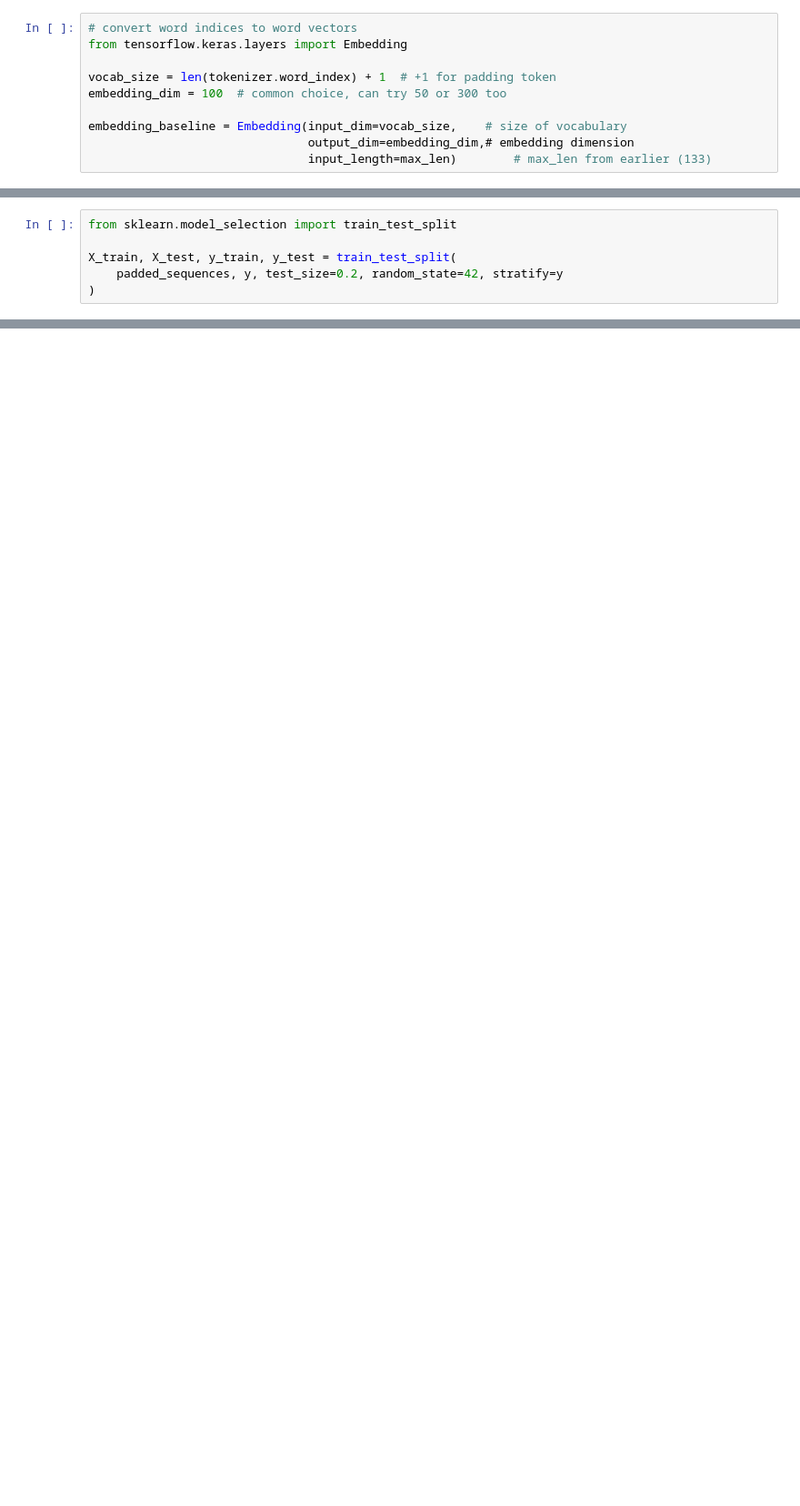
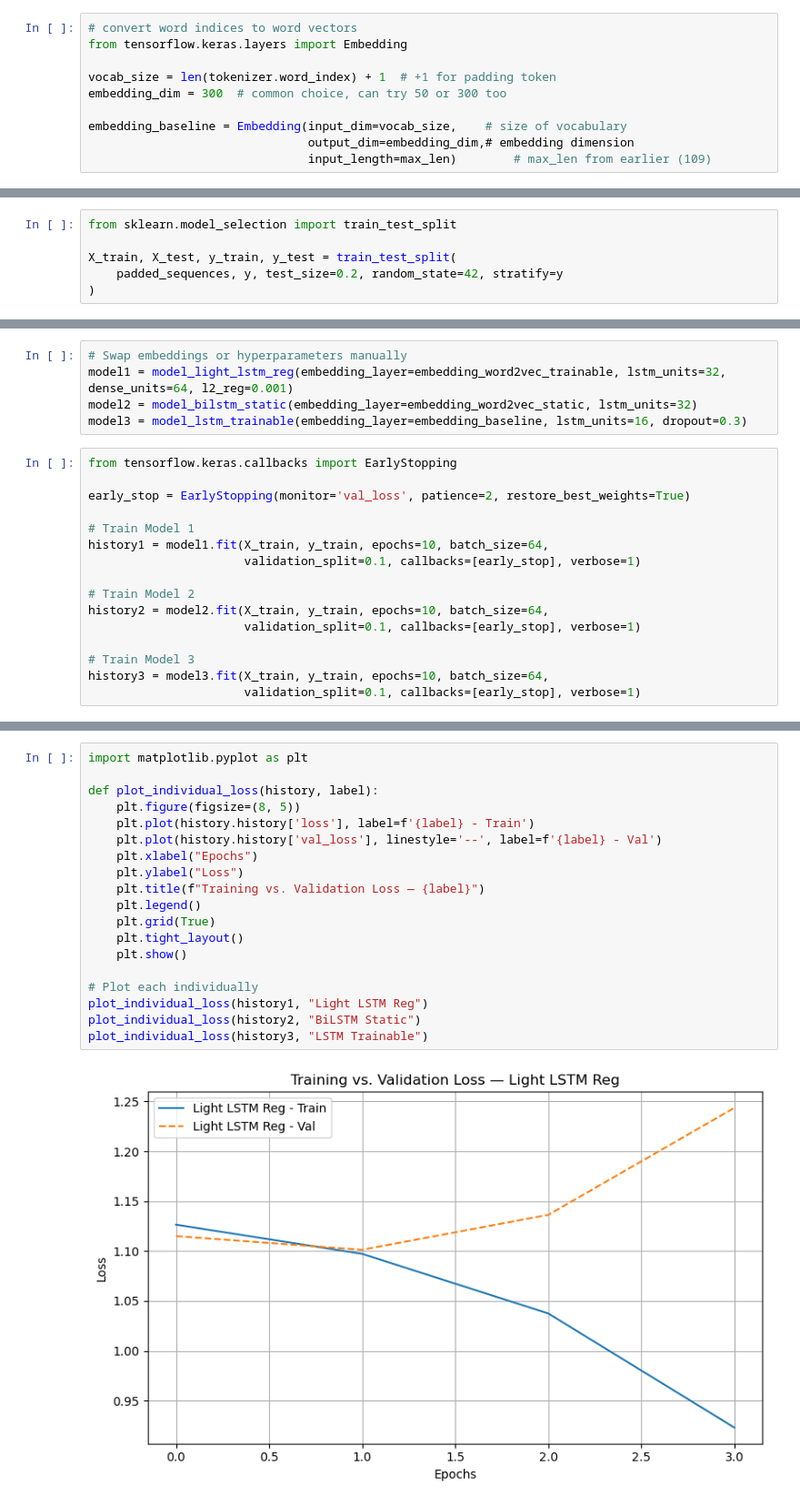
Before and after one commit to staerkjoe/NLP_Final, a Jupyter notebook: LSTM_BiLSTM.ipynb, the cells around one changed output, grey strips where cells are left out. Shown at 91% size. Cells and saved outputs as stored; diff of their text form; blank space fills up the shorter version.

```diff
--- a/LSTM_BiLSTM.ipynb
+++ b/LSTM_BiLSTM.ipynb
@@ -177,11 +216,11 @@ print({k: word_index[k] for k in list(word_index)[:20]})  # Show first 10
 from tensorflow.keras.layers import Embedding
 
 vocab_size = len(tokenizer.word_index) + 1  # +1 for padding token
-embedding_dim = 100  # common choice, can try 50 or 300 too
+embedding_dim = 300  # common choice, can try 50 or 300 too
 
 embedding_baseline = Embedding(input_dim=vocab_size,    # size of vocabulary
                                output_dim=embedding_dim,# embedding dimension
-                               input_length=max_len)        # max_len from earlier (133)
+                               input_length=max_len)        # max_len from earlier (109)
 # %% [markdown]
 What This Code Does:
 
@@ -367,0 +657,21 @@ Epoch 3/10
+# %%
+# Swap embeddings or hyperparameters manually
+model1 = model_light_lstm_reg(embedding_layer=embedding_word2vec_trainable, lstm_units=32, dense_units=64, l2_reg=0.001)
+model2 = model_bilstm_static(embedding_layer=embedding_word2vec_static, lstm_units=32)
+model3 = model_lstm_trainable(embedding_layer=embedding_baseline, lstm_units=16, dropout=0.3)
+# %%
+from tensorflow.keras.callbacks import EarlyStopping
+
+early_stop = EarlyStopping(monitor='val_loss', patience=2, restore_best_weights=True)
+
+# Train Model 1
+history1 = model1.fit(X_train, y_train, epochs=10, batch_size=64,
+                      validation_split=0.1, callbacks=[early_stop], verbose=1)
+
+# Train Model 2
+history2 = model2.fit(X_train, y_train, epochs=10, batch_size=64,
+                      validation_split=0.1, callbacks=[early_stop], verbose=1)
+
+# Train Model 3
+history3 = model3.fit(X_train, y_train, epochs=10, batch_size=64,
+                      validation_split=0.1, callbacks=[early_stop], verbose=1)
@@ -367,0 +696,21 @@ Epoch 3/10
+# %%
+import matplotlib.pyplot as plt
+
+def plot_individual_loss(history, label):
+    plt.figure(figsize=(8, 5))
+    plt.plot(history.history['loss'], label=f'{label} - Train')
+    plt.plot(history.history['val_loss'], linestyle='--', label=f'{label} - Val')
+    plt.xlabel("Epochs")
+    plt.ylabel("Loss")
+    plt.title(f"Training vs. Validation Loss — {label}")
+    plt.legend()
+    plt.grid(True)
+    plt.tight_layout()
+    plt.show()
+
+# Plot each individually
+plot_individual_loss(history1, "Light LSTM Reg")
+plot_individual_loss(history2, "BiLSTM Static")
+plot_individual_loss(history3, "LSTM Trainable")
+# %% [output]
+[figure, added]
```
Also changed, not shown: parts of 72 cells of this notebook.
